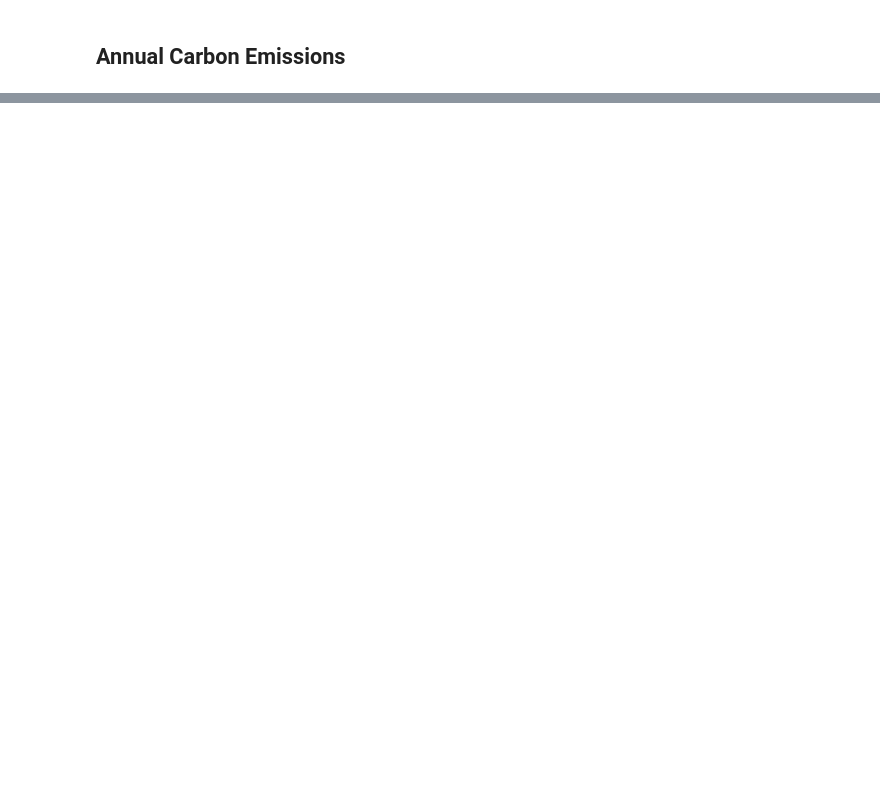
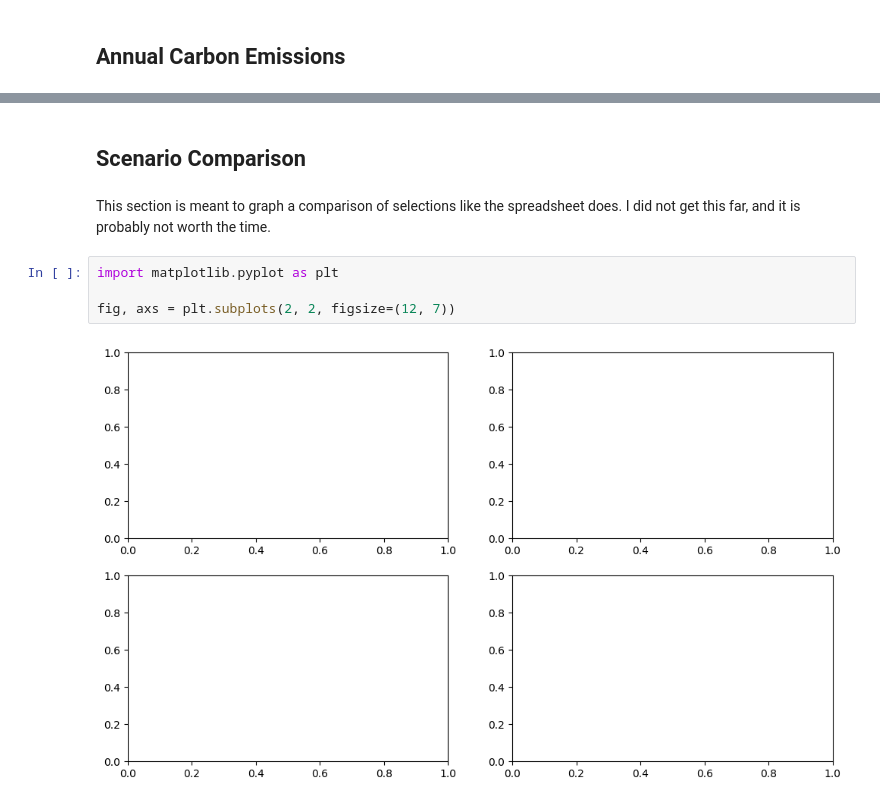
Before and after one commit to masonw11/Energy-Estimator, a Jupyter notebook: energy_estimator.ipynb, the cells around one changed output, grey strips where cells are left out. Drawn from its saved outputs; the diff is of its cells as text; blank space fills up the shorter version.

```diff
--- a/energy_estimator.ipynb
+++ b/energy_estimator.ipynb
@@ -1368,0 +1401,10 @@ tabulate(disp_table, floatfmt=".2f", tablefmt="html")
+# %% [markdown]
+## Scenario Comparison
+# %% [markdown]
+This section is meant to graph a comparison of selections like the spreadsheet does. I did not get this far, and it is probably not worth the time.
+# %%
+import matplotlib.pyplot as plt
+
+fig, axs = plt.subplots(2, 2, figsize=(12, 7))
+# %% [output]
+[figure, added]
```
Also changed, not shown: parts of 103 cells of this notebook.
